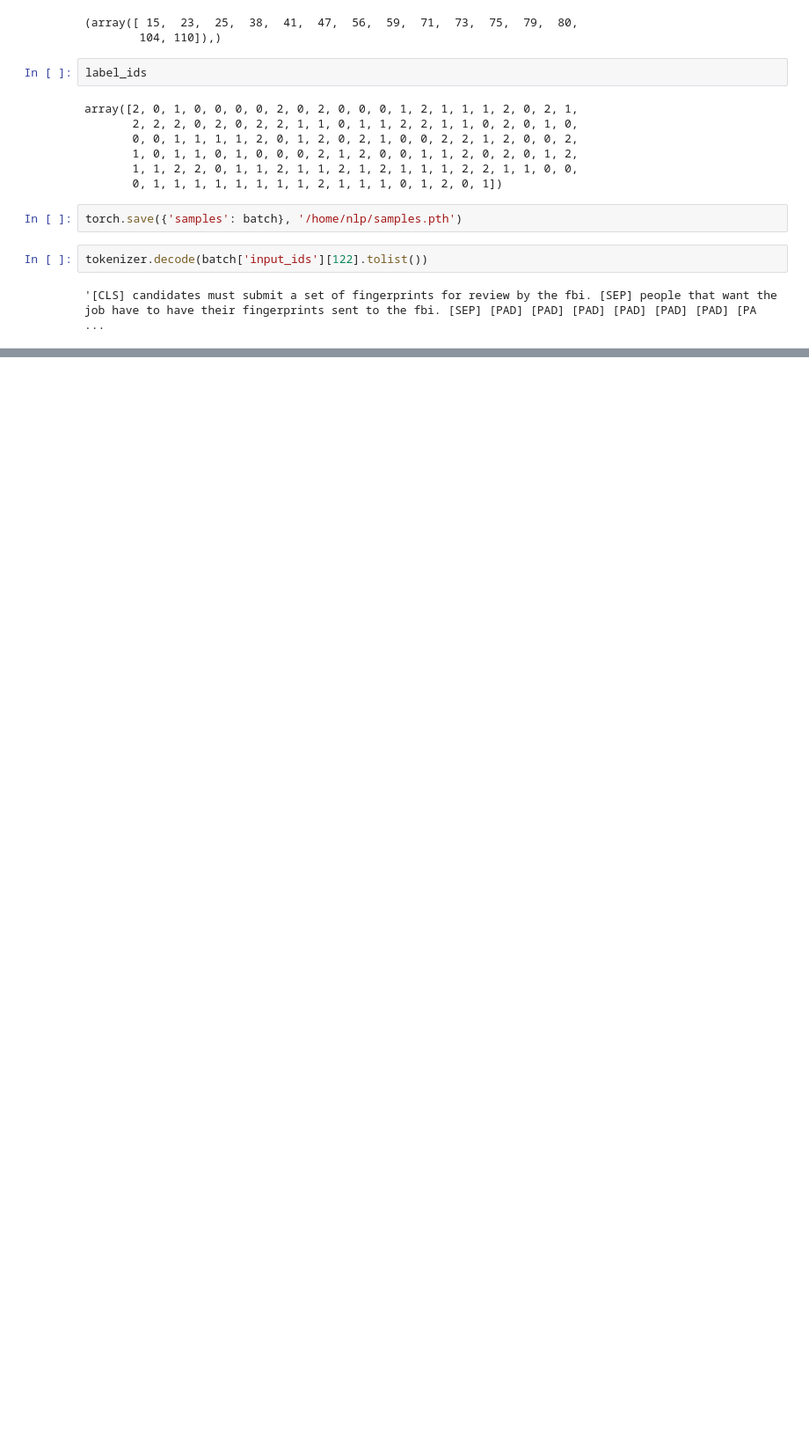
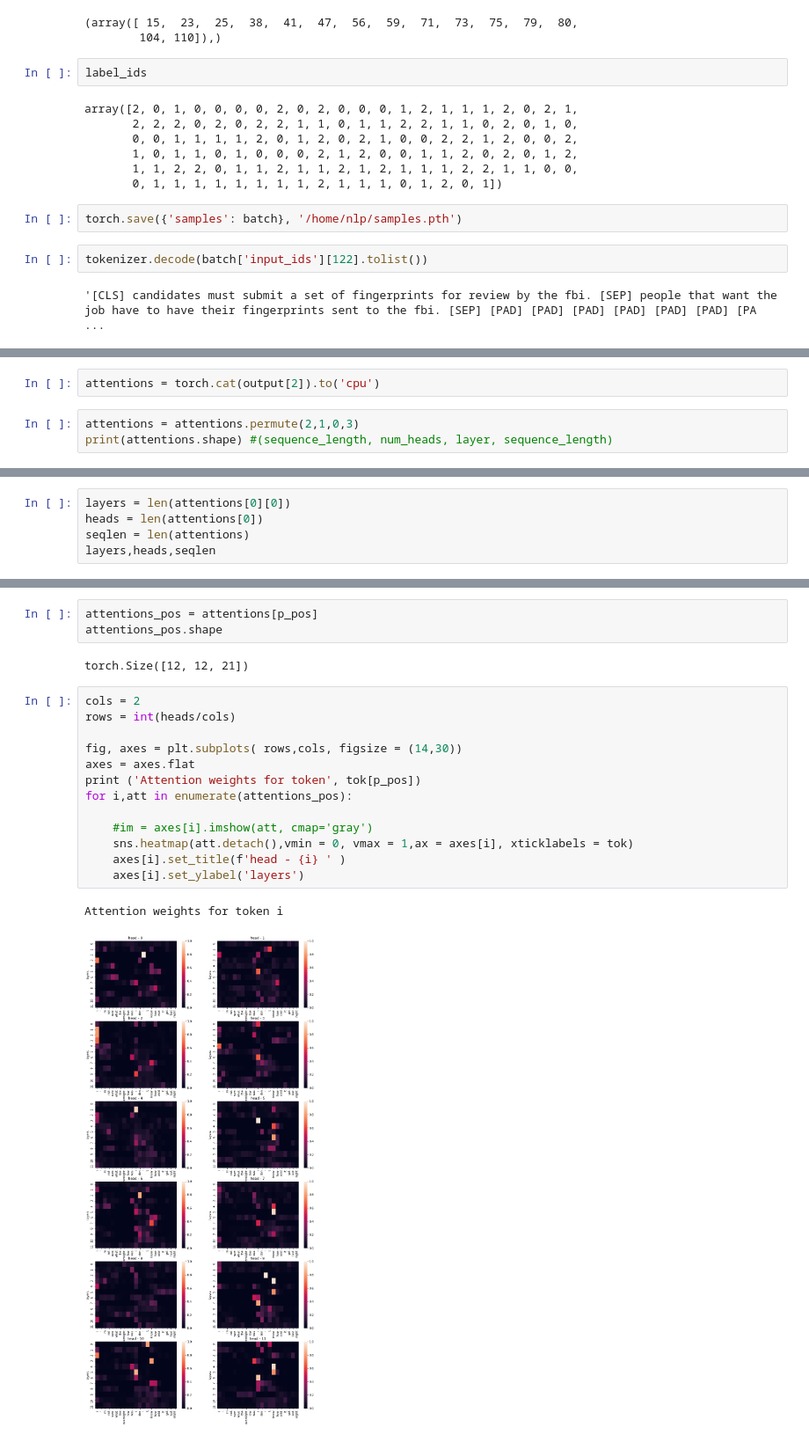
Before and after one commit to prajjwal1/generalize_lm_nli, a Jupyter notebook: nbs/evaluation_analysis_samples.ipynb, the cells around one changed output, grey strips where cells are left out. Shown at 88% size. Cells and saved outputs as stored; diff of their text form; blank space fills up the shorter version.

```diff
--- a/nbs/evaluation_analysis_samples.ipynb
+++ b/nbs/evaluation_analysis_samples.ipynb
@@ -74,0 +232,5 @@ tokenizer.decode(batch['input_ids'][122].tolist())
+# %%
+attentions = torch.cat(output[2]).to('cpu')
+# %%
+attentions = attentions.permute(2,1,0,3)
+print(attentions.shape) #(sequence_length, num_heads, layer, sequence_length)
@@ -74,0 +239,5 @@ tokenizer.decode(batch['input_ids'][122].tolist())
+# %%
+layers = len(attentions[0][0])
+heads = len(attentions[0])
+seqlen = len(attentions)
+layers,heads,seqlen
@@ -74,0 +250,21 @@ tokenizer.decode(batch['input_ids'][122].tolist())
+# %%
+attentions_pos = attentions[p_pos]
+attentions_pos.shape
+# %% [output]
+torch.Size([12, 12, 21])
+# %%
+cols = 2
+rows = int(heads/cols)
+
+fig, axes = plt.subplots( rows,cols, figsize = (14,30))
+axes = axes.flat
+print ('Attention weights for token', tok[p_pos])
+for i,att in enumerate(attentions_pos):
+
+    #im = axes[i].imshow(att, cmap='gray')
+    sns.heatmap(att.detach(),vmin = 0, vmax = 1,ax = axes[i], xticklabels = tok)
+    axes[i].set_title(f'head - {i} ' )
+    axes[i].set_ylabel('layers')
+# %% [output]
+Attention weights for token i
+[figure, added]
```
Also changed, not shown: parts of 45 cells of this notebook, 47 other files.
